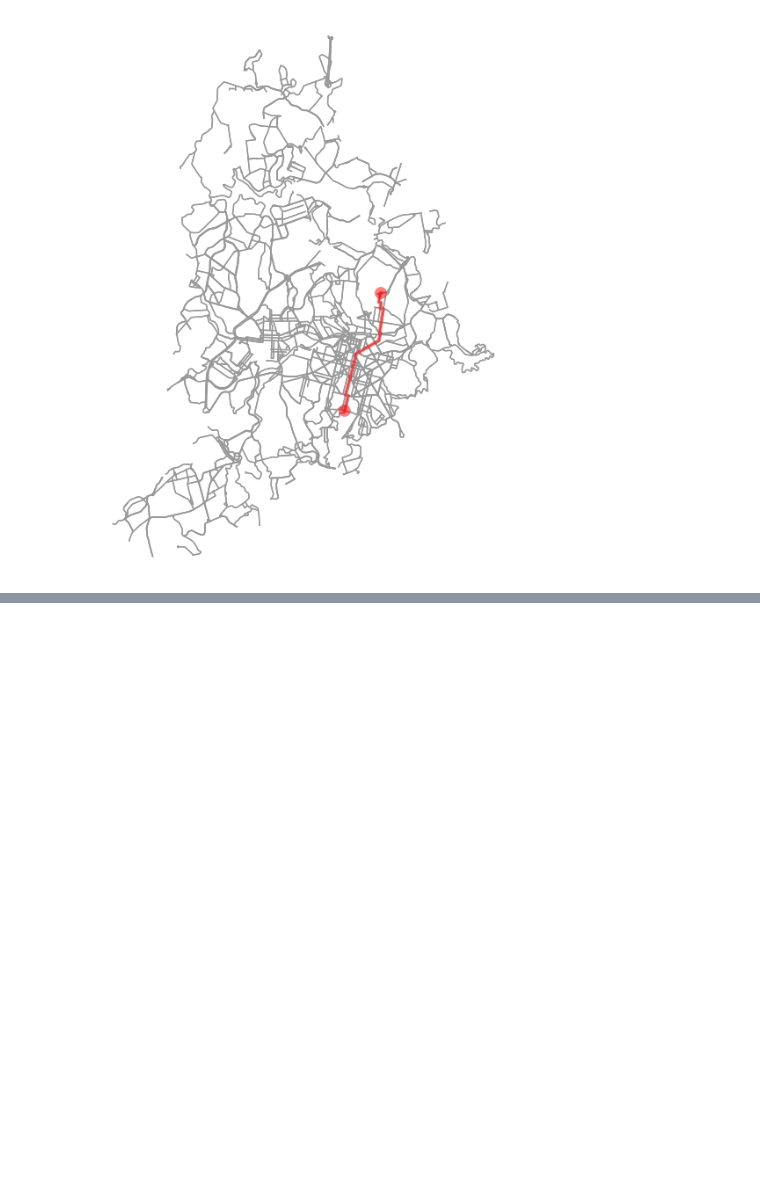
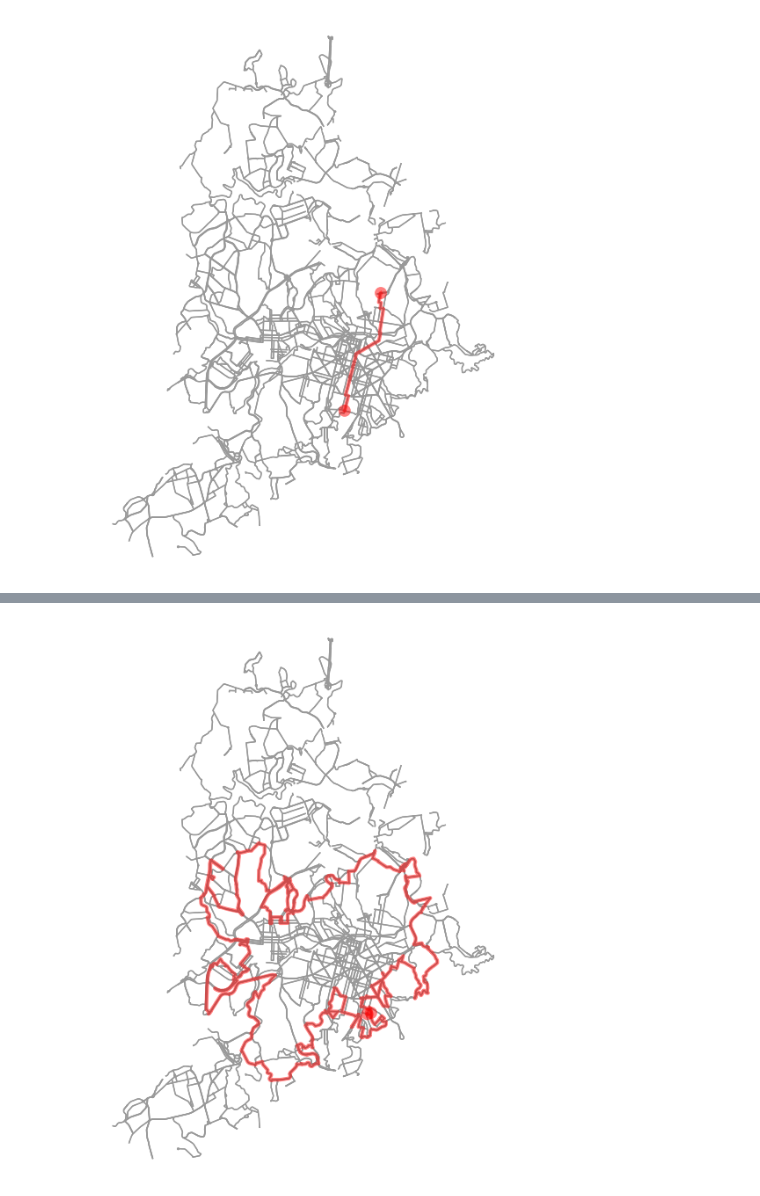
Before and after one commit to cesarpmorais/SearchAgentLLM, a Jupyter notebook: SearchAgents.ipynb, the cells around one changed output, grey strips where cells are left out. Cells and saved outputs as stored; diff of their text form; code cells hidden in the pictures; blank space fills up the shorter version.

```diff
--- a/SearchAgents.ipynb
+++ b/SearchAgents.ipynb
@@ -117,0 +554,9 @@ VBox(children=(HTML(value='<center> <img\nsrc=https://huggingface.co/front/asset
+# %%
+worst_idx = df["dfs_diff_percent"].idxmax()
+worst_dfs_path = df.loc[worst_idx, "dfs_path"]
+
+fig, ax = ox.plot_graph_route(
+    graph, worst_dfs_path, route_linewidth=3, node_size=0, bgcolor="white"
+)
+# %% [output]
+[figure, added]
```
Also changed, not shown: parts of 19 cells of this notebook, 3 other files.
